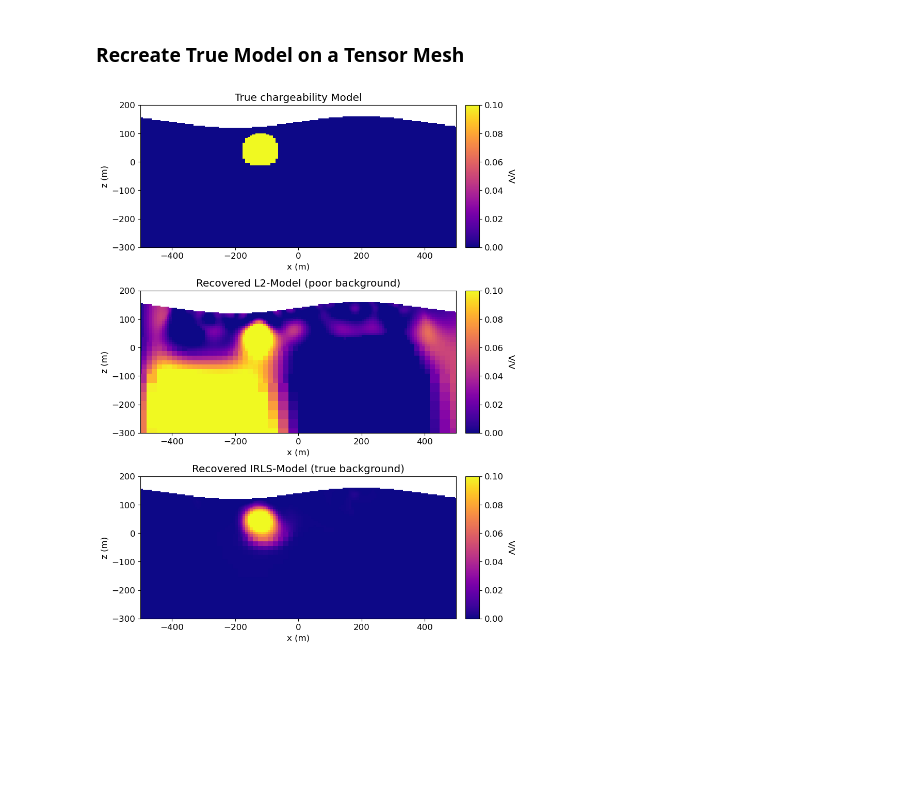
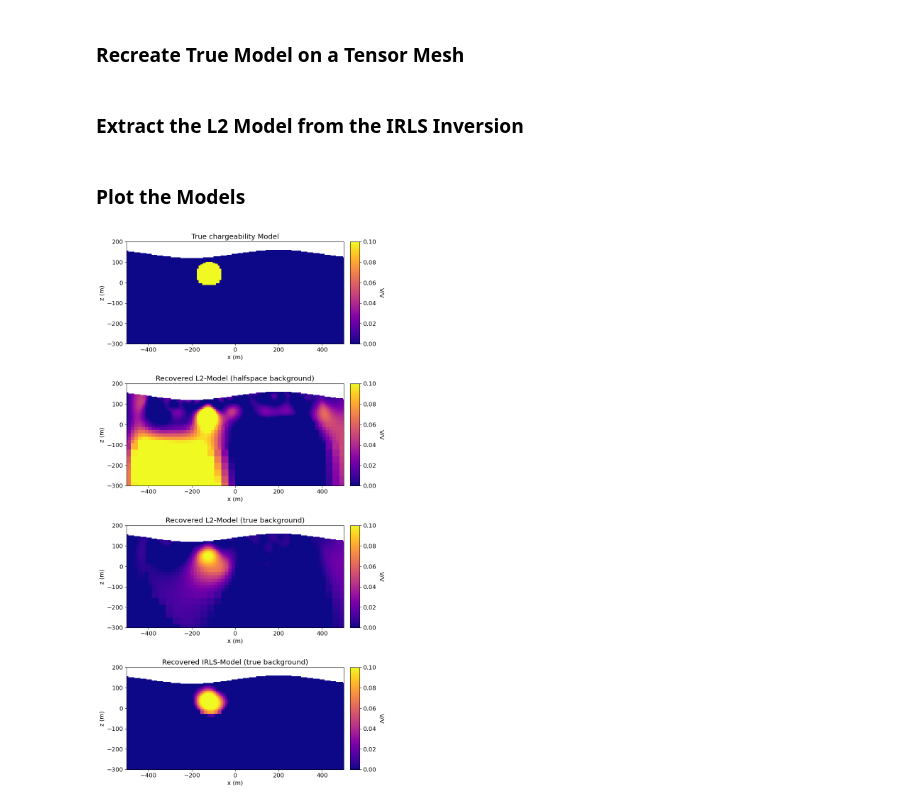
Before and after one commit to simpeg/user-tutorials, a Jupyter notebook: notebooks/06-ip/inv_dcip_2d.ipynb, the cells around one changed output. Cells and saved outputs as stored; diff of their text form; code cells hidden in the pictures; blank space fills up the shorter version.

```diff
--- a/notebooks/06-ip/inv_dcip_2d.ipynb
+++ b/notebooks/06-ip/inv_dcip_2d.ipynb
@@ -463,7 +461,7 @@ dobs = ip_data.dobs
 std = ip_data.standard_deviation
 
 # Plot
-fig = plt.figure(figsize=(9, 13))
+fig = plt.figure(figsize=(9, 11))
 data_array = [np.abs(dobs), np.abs(dpred), (dobs - dpred)]
 plot_title = ["Observed", "Predicted", "Data Misfit"]
 plot_units = ["V/V", "V/V", "V/V"]
@@ -499,7 +499,7 @@ plt.show()
 # %%
 fig = plt.figure(figsize=(9, 4))
 
-norm = Normalize(vmin=0., vmax=0.15)
+norm = Normalize(vmin=0., vmax=0.2)
 
 ax1 = fig.add_axes([0.14, 0.17, 0.68, 0.7])
 mesh.plot_image(
@@ -550,8 +552,9 @@ reg_irls = regularization.Sparse(
     active_cells=active_cells,
     length_scale_x=5.,
     length_scale_y=5.,
-    norms=[1, 2, 2],
-    reference_model=reference_chargeability_model
+    norms=[0, 2, 2],
+    reference_model=reference_chargeability_model,
+    reference_model_in_smooth=False
 )
 # %% [markdown]
 ### Optimization
@@ -630,43 +633,51 @@ ind_conductor = model_builder.get_indices_sphere(
     np.r_[-120.0, 40.0], 60.0, mesh.cell_centers[active_cells, :]
 )
 true_chargeability_model[ind_conductor] = true_conductor_chargeability
+# %% [markdown]
+### Extract the L2 Model from the IRLS Inversion
+# %%
+recovered_chargeability_L2_good = inv_prob_irls.l2model
+# %% [markdown]
+### Plot the Models
 # %%
 norm = Normalize(vmin=0., vmax=0.1)
 
-fig = plt.figure(figsize=(9, 12))
-ax1 = 3 * [None]
-ax2 = 3 * [None]
+fig = plt.figure(figsize=(9, 16))
+ax1 = 4 * [None]
+ax2 = 4 * [None]
 title_str = [
     "True chargeability Model",
-    "Recovered L2-Model (poor background)",
+    "Recovered L2-Model (halfspace background)",
+    "Recovered L2-Model (true background)",
     "Recovered IRLS-Model (true background)",
 ]
 plotting_model = [
     true_chargeability_model,
     recovered_chargeability_L2,
+    recovered_chargeability_L2_good,
     recovered_chargeability_irls,
 ]
 
-for ii in range(0, 3):
-    ax1[ii] = fig.add_axes([0.14, 0.75 - 0.3 * ii, 0.68, 0.23])
+for ii in range(0, 4):
+    ax1[ii] = fig.add_axes([0.14, 0.78 - 0.25 * ii, 0.68, 0.18])
     mesh.plot_image(
         plotting_map * plotting_model[ii],
         ax=ax1[ii],
         grid=False,
         pcolor_opts={"norm": norm, "cmap": mpl.cm.plasma},
     )
     ax1[ii].set_xlim(-500, 500)
     ax1[ii].set_ylim(-300, 200)
     ax1[ii].set_title(title_str[ii])
     ax1[ii].set_xlabel("x (m)")
     ax1[ii].set_ylabel("z (m)")
 
-    ax2[ii] = fig.add_axes([0.84, 0.75 - 0.3 * ii, 0.03, 0.23])
+    ax2[ii] = fig.add_axes([0.84, 0.78 - 0.25 * ii, 0.03, 0.18])
     cbar = mpl.colorbar.ColorbarBase(
         ax2[ii], norm=norm, orientation="vertical", cmap=mpl.cm.plasma
     )
     cbar.set_label("V/V", rotation=270, labelpad=15, size=12)
 
 plt.show()
 # %% [output]
-[figure, old version]
+[figure, new version]
```
Also changed, not shown: parts of 18 cells of this notebook, 2 other files.
